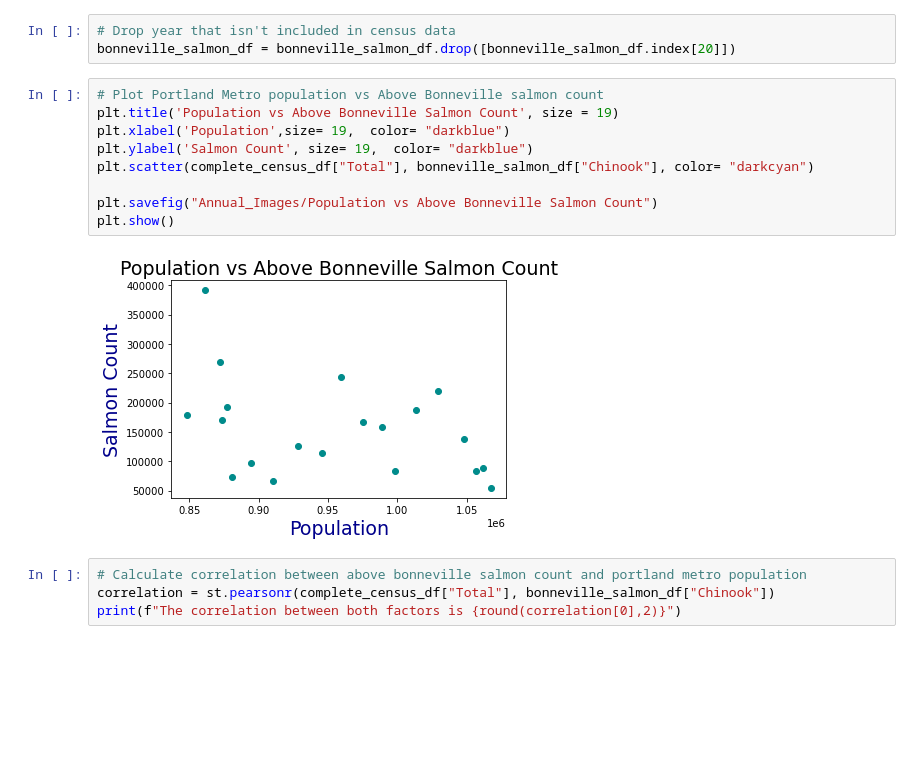
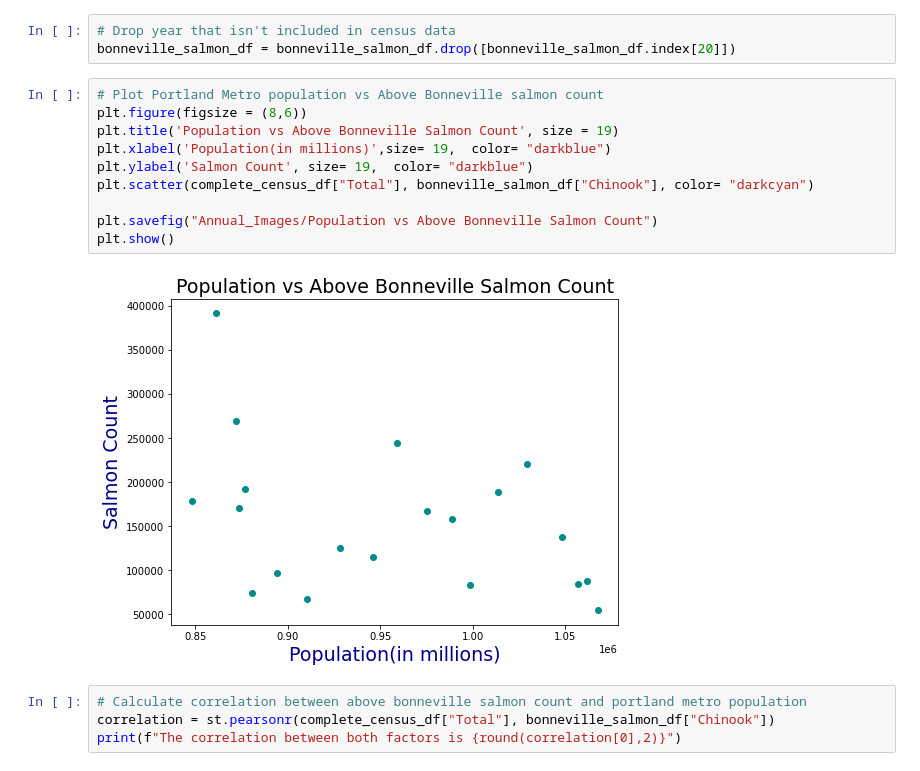
Before and after one commit to jayhjman/bootcamp-project1, a Jupyter notebook: Population_data.ipynb, the cells around one changed output. Saved outputs shown, nothing was run; the diff lists cells and outputs as text; blank space fills up the shorter version.

```diff
--- a/Population_data.ipynb
+++ b/Population_data.ipynb
@@ -352,15 +353,16 @@ bonneville_salmon_df.index.tolist()
 bonneville_salmon_df = bonneville_salmon_df.drop([bonneville_salmon_df.index[20]])
 # %%
 # Plot Portland Metro population vs Above Bonneville salmon count
+plt.figure(figsize = (8,6))
 plt.title('Population vs Above Bonneville Salmon Count', size = 19)
-plt.xlabel('Population',size= 19,  color= "darkblue")
+plt.xlabel('Population(in millions)',size= 19,  color= "darkblue")
 plt.ylabel('Salmon Count', size= 19,  color= "darkblue")
 plt.scatter(complete_census_df["Total"], bonneville_salmon_df["Chinook"], color= "darkcyan")
 
 plt.savefig("Annual_Images/Population vs Above Bonneville Salmon Count")
 plt.show()
 # %% [output]
-[figure, old version]
+[figure, new version]
 # %%
 # Calculate correlation between above bonneville salmon count and portland metro population
 correlation = st.pearsonr(complete_census_df["Total"], bonneville_salmon_df["Chinook"])
```
Also changed, not shown: parts of 4 cells of this notebook, 3 other files.
